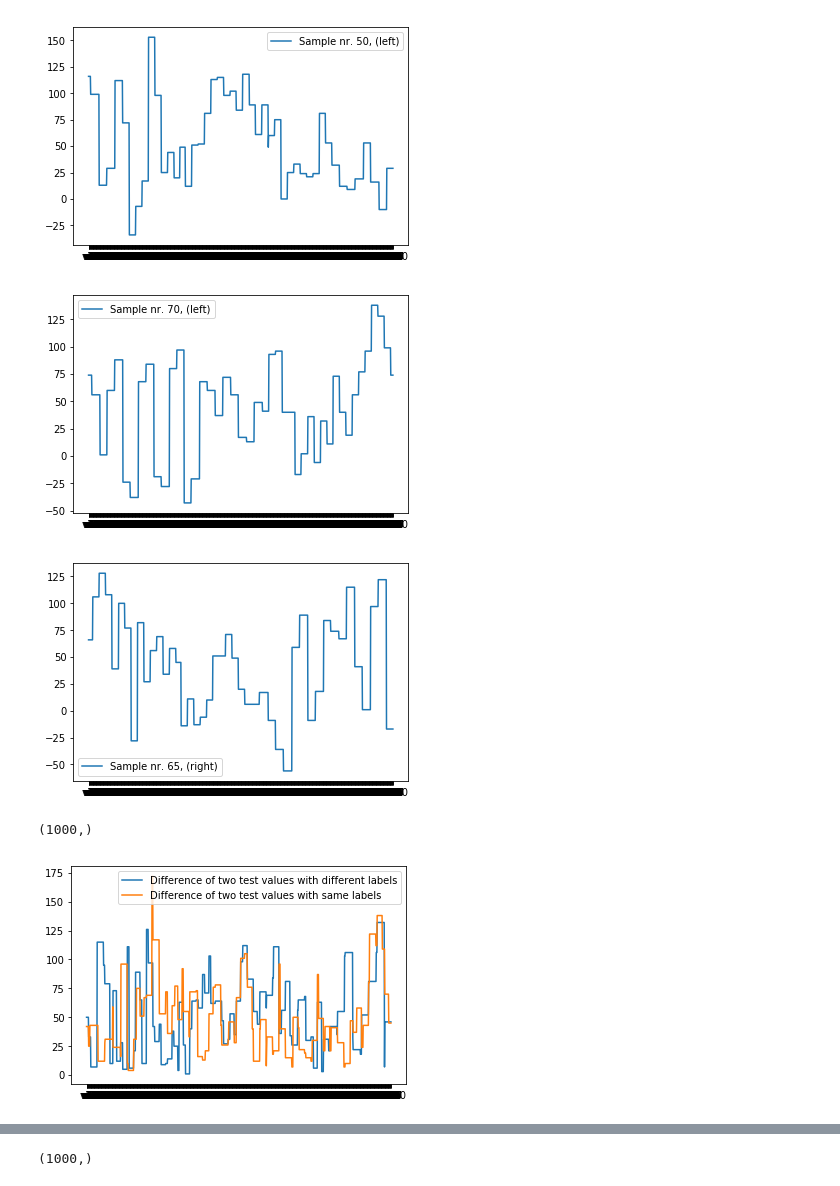
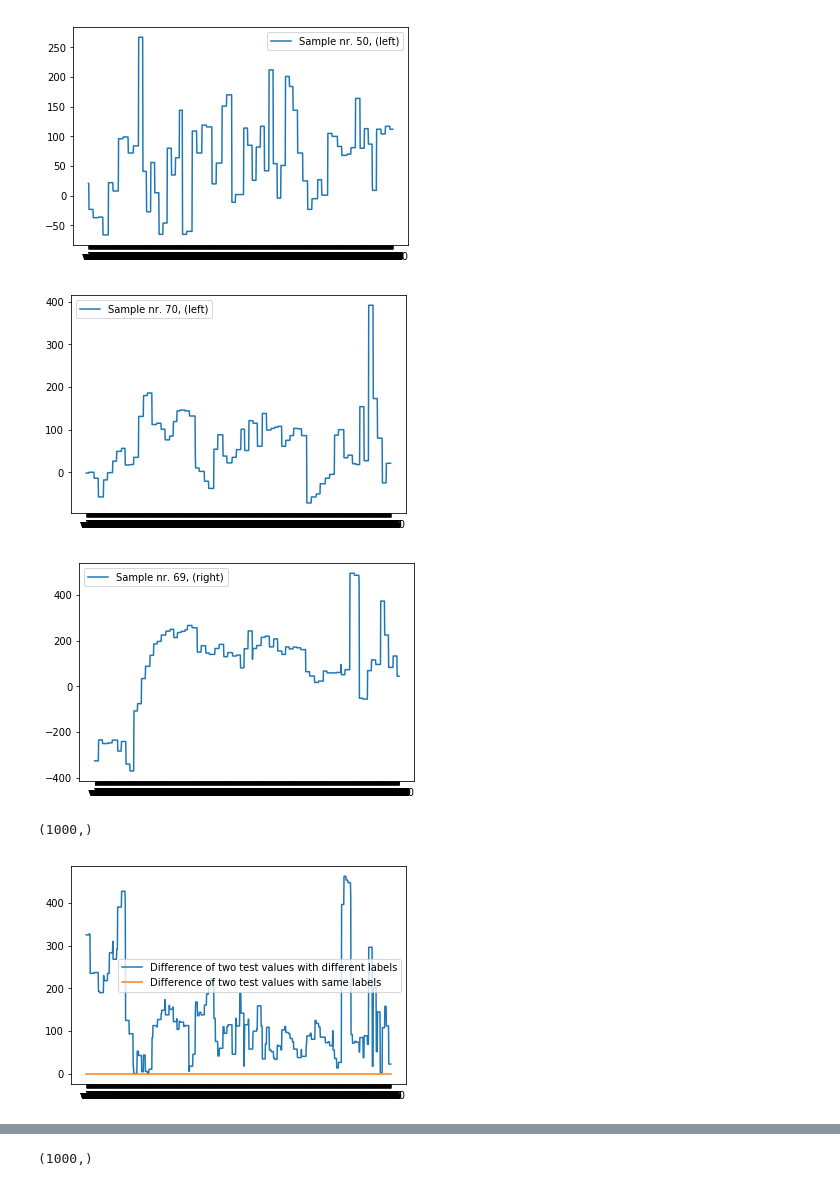
Before and after one commit to sytzewest/EEG-RobotArm-ProjectInnovate, a Jupyter notebook: Processing/EEG.ipynb, the cells around one changed output, grey strips where cells are left out. Cells and saved outputs as stored; diff of their text form; code cells hidden in the pictures.

```diff
--- a/Processing/EEG.ipynb
+++ b/Processing/EEG.ipynb
@@ -2,7 +2,7 @@
 from matplotlib import pyplot as plt
 import pandas as pd
 # %%
-df = pd.read_csv("C:\\Users\\Kruspe\\rawData.csv")
+df = pd.read_csv("C:\\Users\\Kruspe\\rawData_Dominic.csv")
 df.head(6)
 # %% [output]
 |  | v1 | v2 | v3 | v4 | v5 | v6 | v7 | v8 | v9 | v10 | ... | ... |
@@ -32,42 +32,41 @@ plt.show()
 import numpy as np
 # %%
 x = np.array([])
-input = rdf.iloc[50]
+input1 = rdf.iloc[50]
 v = "Sample nr. 50, (%s)" % (df.iloc[50].label)
-plt.plot(input, label=v)
+plt.plot(input1, label=v)
 plt.legend()
 plt.show()
 # %% [output]
-[figure, old version]
+[figure, new version]
 # %%
 x = np.array([])
-input = rdf.iloc[70]
+input2 = rdf.iloc[70]
 v = "Sample nr. 70, (%s)" % (df.iloc[70].label)
-plt.plot(input, label=v)
+plt.plot(input2, label=v)
 plt.legend()
 plt.show()
 # %% [output]
-[figure, old version]
+[figure, new version]
 # %%
-input2 = rdf.iloc[65]
-v = "Sample nr. 65, (%s)" % (df.iloc[65].label)
-plt.plot(input2, label=v)
+input3 = rdf.iloc[69]
+v = "Sample nr. 69, (%s)" % (df.iloc[69].label)
+plt.plot(input3, label=v)
 plt.legend()
 plt.show()
 print (input2.shape)
 # %% [output]
-[figure, old version]
+[figure, new version]
 (1000,)
 # %%
-diff = input-input2
-input3 = rdf.iloc[70]
-diff2 = input-input3
+diff = input-input3
+diff2 = input-input2
 plt.plot(np.absolute(diff), label="Difference of two test values with different labels")
 plt.plot(np.absolute(diff2), label="Difference of two test values with same labels")
 plt.legend()
 plt.show()
 # %% [output]
-[figure, old version]
+[figure, new version]
 # %%
 plt.plot(np.var(lrdf, axis=0), label="left")
 plt.plot(np.var(rrdf, axis=0), label="right")
```
Also changed, not shown: parts of 30 cells of this notebook.
